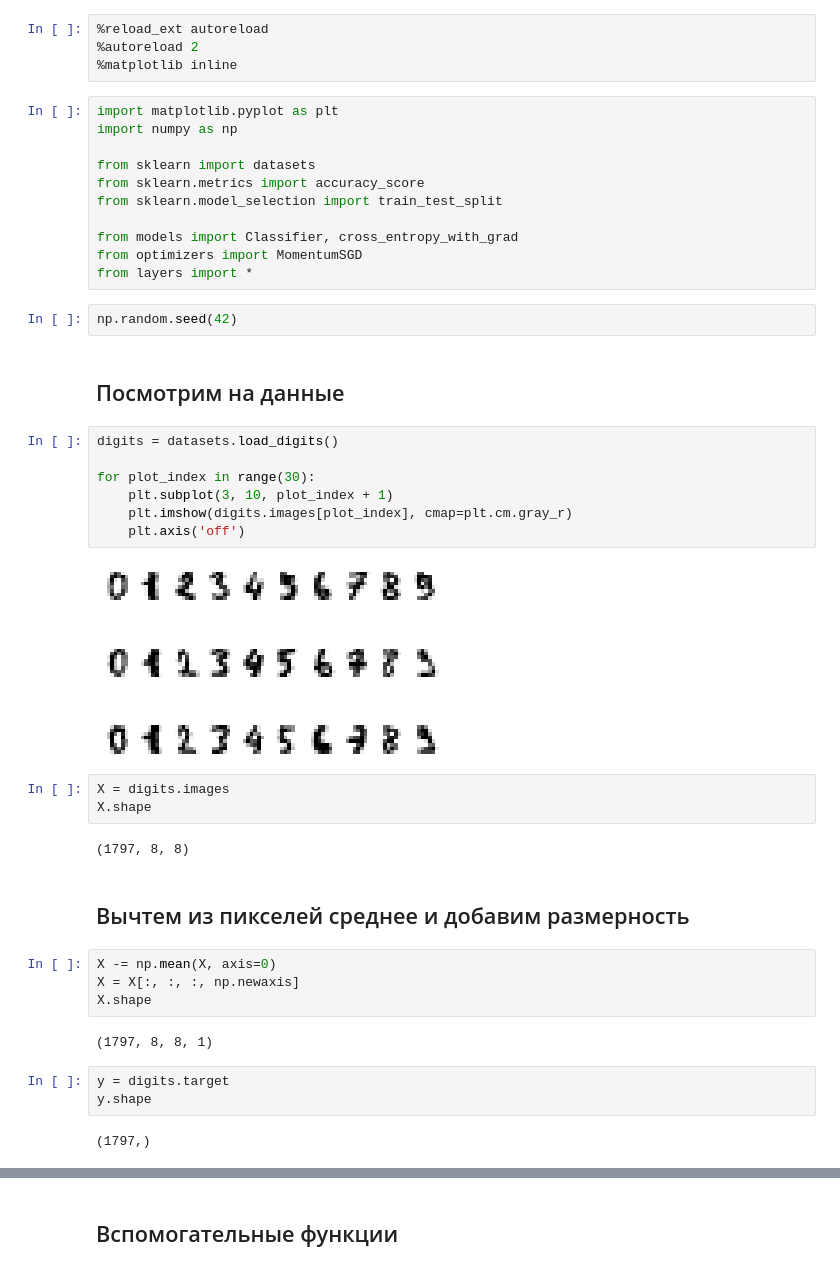
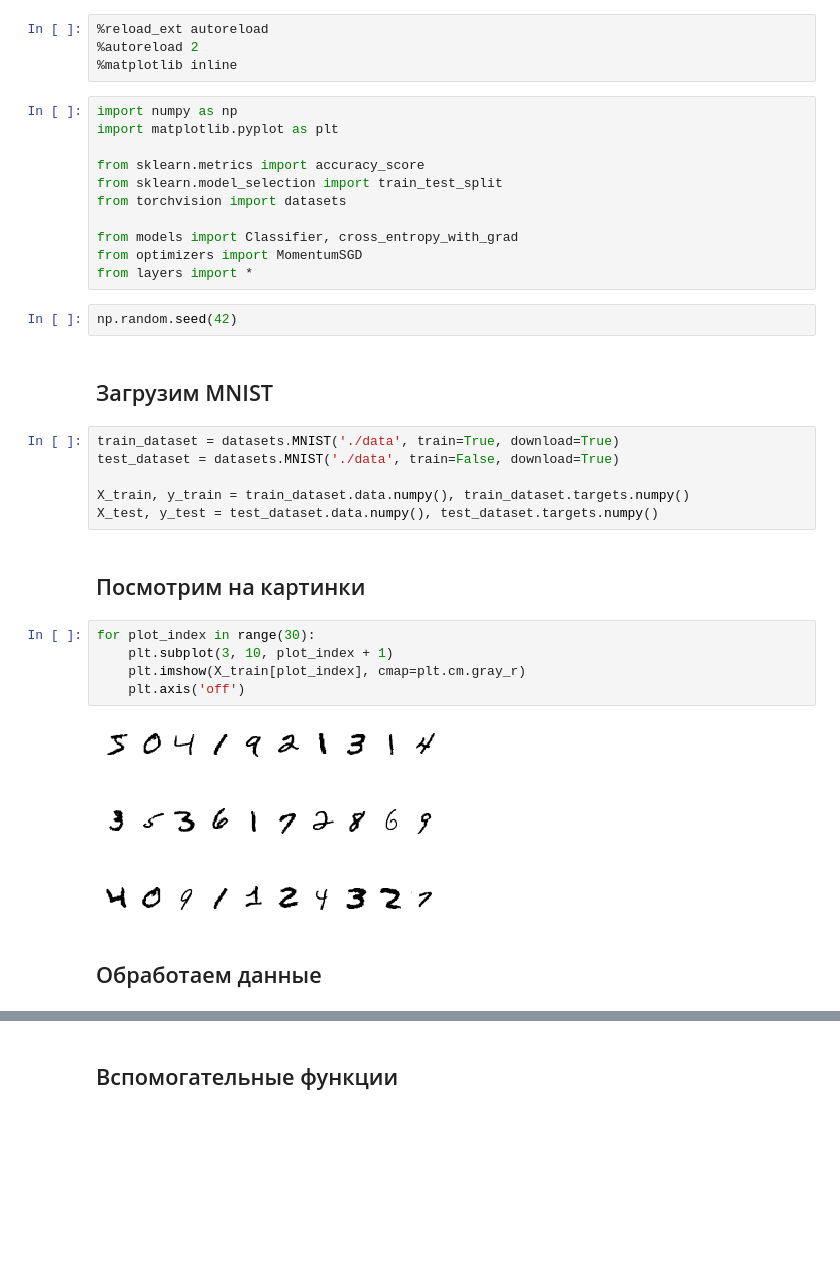
Before and after one commit to artxc/Handwritten-Digits-Classification, a Jupyter notebook: digits_classification.ipynb, the cells around one changed output, grey strips where cells are left out. Saved outputs shown, nothing was run; the diff lists cells and outputs as text; blank space fills up the shorter version.

Commit message:
Change dataset

```diff
--- a/digits_classification.ipynb
+++ b/digits_classification.ipynb
@@ -3,44 +3,34 @@
 %autoreload 2
 %matplotlib inline
 # %%
+import numpy as np
 import matplotlib.pyplot as plt
-import numpy as np
 
-from sklearn import datasets
 from sklearn.metrics import accuracy_score
 from sklearn.model_selection import train_test_split
+from torchvision import datasets
 
 from models import Classifier, cross_entropy_with_grad
 from optimizers import MomentumSGD
 from layers import *
 # %%
 np.random.seed(42)
+# %% [markdown]
+## Загрузим MNIST
+# %%
+train_dataset = datasets.MNIST('./data', train=True, download=True)
+test_dataset = datasets.MNIST('./data', train=False, download=True)
+
+X_train, y_train = train_dataset.data.numpy(), train_dataset.targets.numpy()
+X_test, y_test = test_dataset.data.numpy(), test_dataset.targets.numpy()
 # %% [markdown]
-## Посмотрим на данные
+## Посмотрим на картинки
 # %%
-digits = datasets.load_digits()
-
 for plot_index in range(30):
     plt.subplot(3, 10, plot_index + 1)
-    plt.imshow(digits.images[plot_index], cmap=plt.cm.gray_r)
+    plt.imshow(X_train[plot_index], cmap=plt.cm.gray_r)
     plt.axis('off')
 # %% [output]
-[figure, old version]
+[figure, new version]
-# %%
-X = digits.images
-X.shape
-# %% [output]
-(1797, 8, 8)
-# %% [markdown]
-## Вычтем из пикселей среднее и добавим размерность
-# %%
-X -= np.mean(X, axis=0)
-X = X[:, :, :, np.newaxis]
-X.shape
-# %% [output]
-(1797, 8, 8, 1)
-# %%
-y = digits.target
-y.shape
-# %% [output]
-(1797,)
+# %% [markdown]
+## Обработаем данные
```
Also changed, not shown: parts of 17 cells of this notebook, 2 other files.
